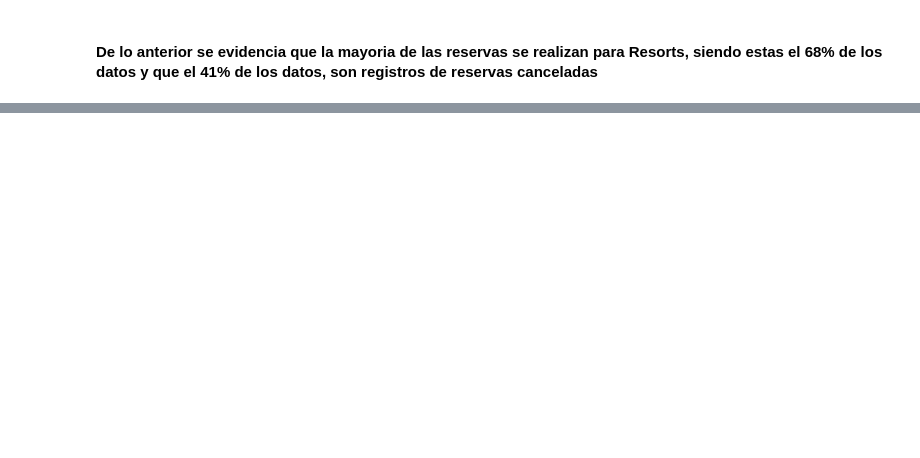
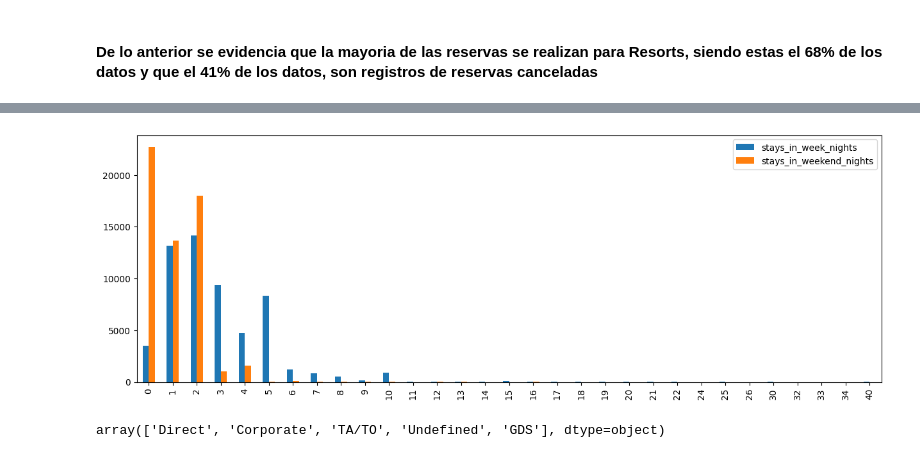
Before and after one commit to Carlos-301/Taller-1-Applied-Data-Science, a Jupyter notebook: notebooks/eda.ipynb, the cells around one changed output, grey strips where cells are left out. Saved outputs shown, nothing was run; the diff lists cells and outputs as text; code cells hidden in the pictures; blank space fills up the shorter version.

```diff
--- a/notebooks/eda.ipynb
+++ b/notebooks/eda.ipynb
@@ -118,0 +224,14 @@ Name: proportion, dtype: float64
+# %%
+def days_stayed(df):
+
+    column1_counts = df["stays_in_week_nights"].value_counts().sort_index()
+    column2_counts = df["stays_in_weekend_nights"].value_counts().sort_index()
+
+    # Create a DataFrame to hold both columns for comparison
+    df_counts = pd.DataFrame({
+        'stays_in_week_nights': column1_counts,
+        'stays_in_weekend_nights': column2_counts
+    })
+    return df_counts
+# %%
+stayed = days_stayed(data)
@@ -118,0 +255,9 @@ Name: proportion, dtype: float64
+# %%
+stayed.plot(kind='bar', figsize=(15, 5))
+plt.show()
+# %% [output]
+[figure, added]
+# %%
+data['distribution_channel'].unique()
+# %% [output]
+array(['Direct', 'Corporate', 'TA/TO', 'Undefined', 'GDS'], dtype=object)
```
Also changed, not shown: parts of 65 cells of this notebook, 2 other files.
